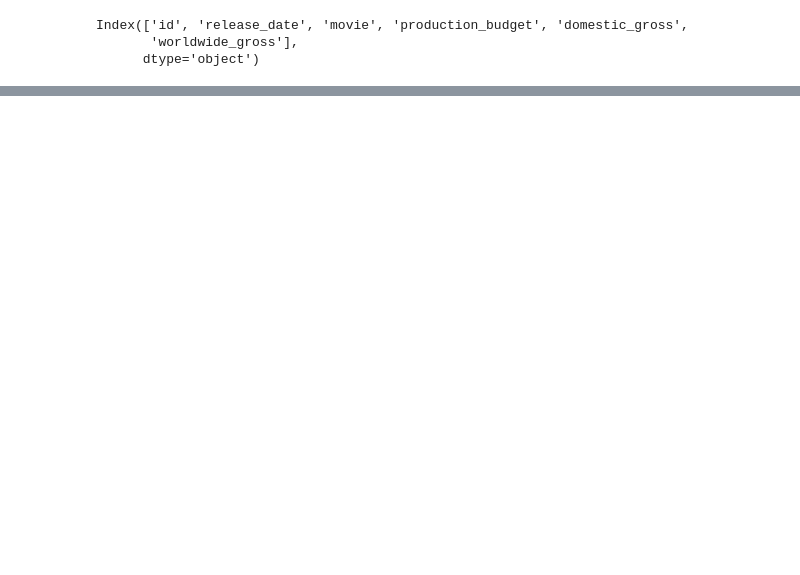
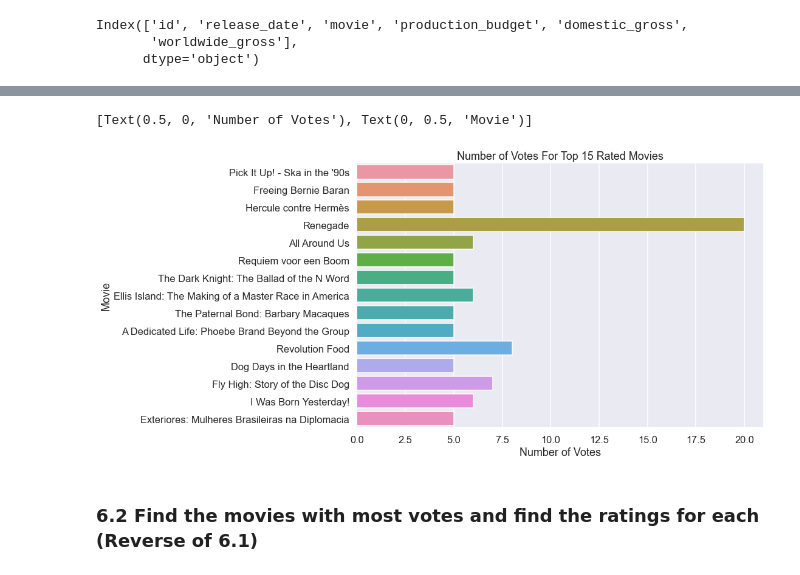
Before and after one commit to hoganbyun/Movie_analysis, a Jupyter notebook: Phase 1 Project Code.ipynb, the cells around one changed output, grey strips where cells are left out. Saved outputs shown, nothing was run; the diff lists cells and outputs as text; code cells hidden in the pictures; blank space fills up the shorter version.

```diff
--- a/Phase 1 Project Code.ipynb
+++ b/Phase 1 Project Code.ipynb
@@ -106,0 +573,16 @@ Index(['id', 'release_date', 'movie', 'production_budget', 'domestic_gross',
+# %%
+# plot number of votes for each of the above movies
+
+sns.set_style("darkgrid")
+sns.set_context("talk")
+fig = plt.figure(figsize = (12, 8))
+plt.title('Number of Votes For Top 15 Rated Movies')
+ax = sns.barplot(x = 'numvotes', y = 'primary_title', data =
+                 sorted_movies_by_avg_rating[0:15])
+
+ax.set(xlabel = 'Number of Votes', ylabel = 'Movie')
+# %% [output]
+[Text(0.5, 0, 'Number of Votes'), Text(0, 0.5, 'Movie')]
+[figure, added]
+# %% [markdown]
+### 6.2 Find the movies with most votes and find the ratings for each (Reverse of 6.1)
```
Also changed, not shown: parts of 62 cells of this notebook.
